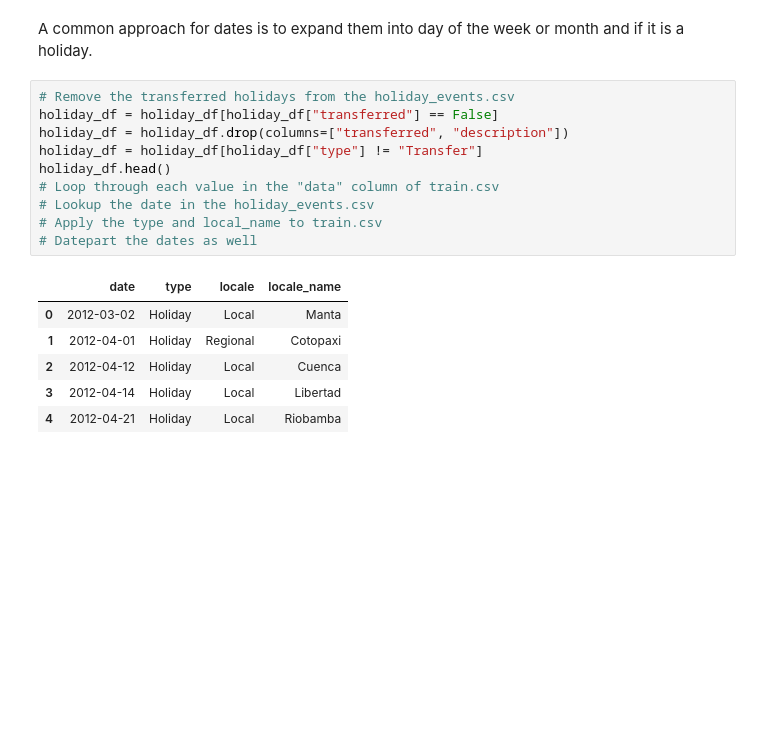
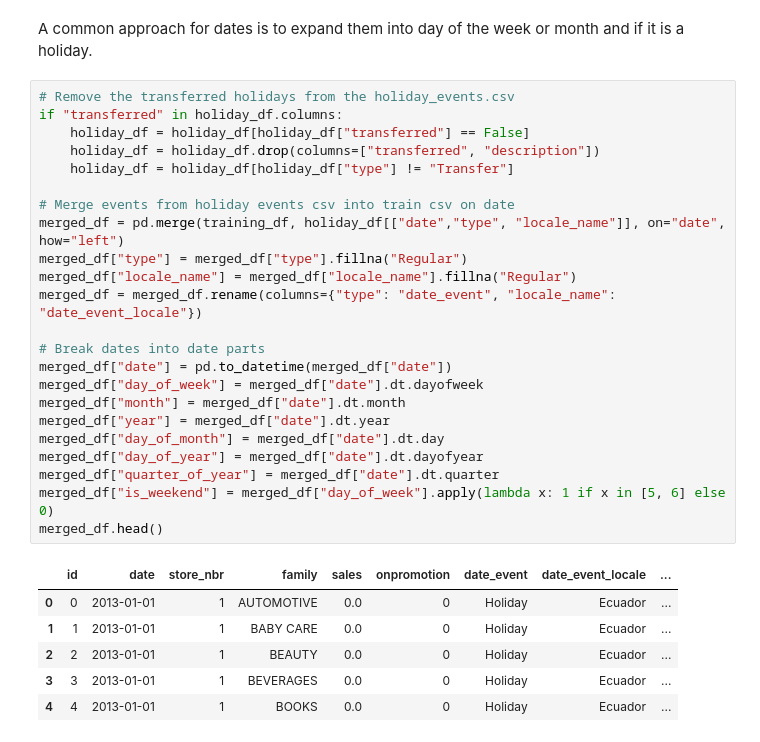
Before and after one commit to jonkarrer/sales-forecasting-ml, a Jupyter notebook: Sales_Time_Series.ipynb, the cells around one changed output. Saved outputs shown, nothing was run; the diff lists cells and outputs as text; blank space fills up the shorter version.

```diff
--- a/Sales_Time_Series.ipynb
+++ b/Sales_Time_Series.ipynb
@@ -282,20 +286,33 @@ df[dep_var] = np.log1p(df[dep_var])
 ### Dates
 # %% [markdown]
 A common approach for dates is to expand them into day of the week or month and if it is a holiday.
-# %%
-# Remove the transferred holidays from the holiday_events.csv
-holiday_df = holiday_df[holiday_df["transferred"] == False]
-holiday_df = holiday_df.drop(columns=["transferred", "description"])
-holiday_df = holiday_df[holiday_df["type"] != "Transfer"]
-holiday_df.head()
-# Loop through each value in the "data" column of train.csv
-# Lookup the date in the holiday_events.csv
-# Apply the type and local_name to train.csv
-# Datepart the dates as well
-# %% [output]
-|  | date | type | locale | locale_name |
-| 0 | 2012-03-02 | Holiday | Local | Manta |
-| 1 | 2012-04-01 | Holiday | Regional | Cotopaxi |
-| 2 | 2012-04-12 | Holiday | Local | Cuenca |
-| 3 | 2012-04-14 | Holiday | Local | Libertad |
-| 4 | 2012-04-21 | Holiday | Local | Riobamba |
+# %%
+# Remove the transferred holidays from the holiday_events.csv
+if "transferred" in holiday_df.columns:
+    holiday_df = holiday_df[holiday_df["transferred"] == False]
+    holiday_df = holiday_df.drop(columns=["transferred", "description"])
+    holiday_df = holiday_df[holiday_df["type"] != "Transfer"]
+
+# Merge events from holiday events csv into train csv on date
+merged_df = pd.merge(training_df, holiday_df[["date","type", "locale_name"]], on="date", how="left")
+merged_df["type"] = merged_df["type"].fillna("Regular")
+merged_df["locale_name"] = merged_df["locale_name"].fillna("Regular")
+merged_df = merged_df.rename(columns={"type": "date_event", "locale_name": "date_event_locale"})
+
+# Break dates into date parts
+merged_df["date"] = pd.to_datetime(merged_df["date"])
+merged_df["day_of_week"] = merged_df["date"].dt.dayofweek
+merged_df["month"] = merged_df["date"].dt.month
+merged_df["year"] = merged_df["date"].dt.year
+merged_df["day_of_month"] = merged_df["date"].dt.day
+merged_df["day_of_year"] = merged_df["date"].dt.dayofyear
+merged_df["quarter_of_year"] = merged_df["date"].dt.quarter
+merged_df["is_weekend"] = merged_df["day_of_week"].apply(lambda x: 1 if x in [5, 6] else 0)
+merged_df.head()
+# %% [output]
+|  | id | date | store_nbr | family | sales | onpromotion | date_event | date_event_locale | ... |
+| 0 | 0 | 2013-01-01 | 1 | AUTOMOTIVE | 0.0 | 0 | Holiday | Ecuador | ... |
+| 1 | 1 | 2013-01-01 | 1 | BABY CARE | 0.0 | 0 | Holiday | Ecuador | ... |
+| 2 | 2 | 2013-01-01 | 1 | BEAUTY | 0.0 | 0 | Holiday | Ecuador | ... |
+| 3 | 3 | 2013-01-01 | 1 | BEVERAGES | 0.0 | 0 | Holiday | Ecuador | ... |
+| 4 | 4 | 2013-01-01 | 1 | BOOKS | 0.0 | 0 | Holiday | Ecuador | ... |
```
Also changed, not shown: parts of 69 cells of this notebook.
